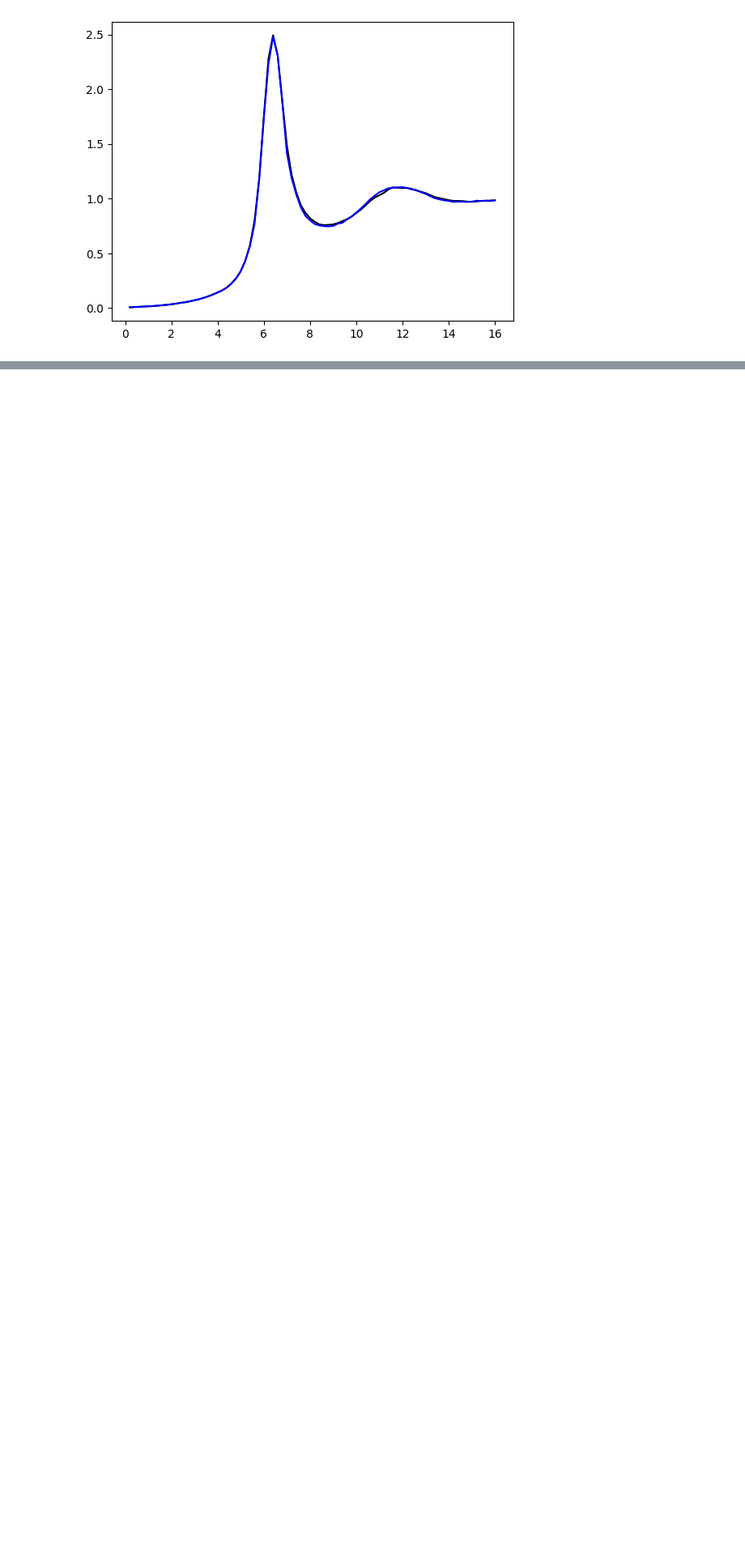
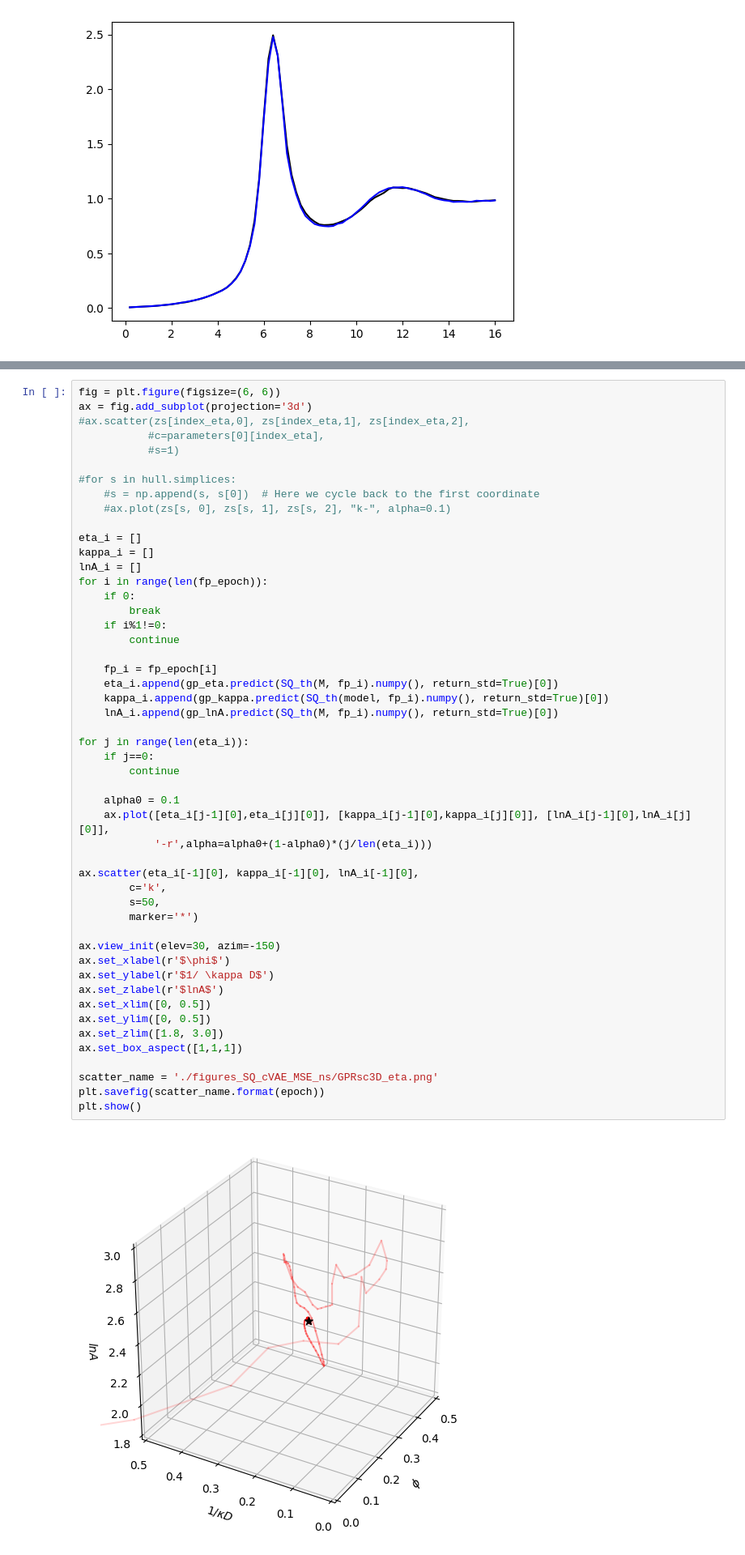
Before and after one commit to ch-tung/SQ_VAE, a Jupyter notebook: Fit_cVAE_sigma.ipynb, the cells around one changed output, grey strips where cells are left out. Shown at 81% size. Saved outputs shown, nothing was run; the diff lists cells and outputs as text; blank space fills up the shorter version.

Commit message:
plot the potential parameters

```diff
--- a/Fit_cVAE_sigma.ipynb
+++ b/Fit_cVAE_sigma.ipynb
@@ -734,3 +682,55 @@ plt.show()
+# %%
+fig = plt.figure(figsize=(6, 6))
+ax = fig.add_subplot(projection='3d')
+#ax.scatter(zs[index_eta,0], zs[index_eta,1], zs[index_eta,2],
+           #c=parameters[0][index_eta],
+           #s=1)
+
+#for s in hull.simplices:
+    #s = np.append(s, s[0])  # Here we cycle back to the first coordinate
+    #ax.plot(zs[s, 0], zs[s, 1], zs[s, 2], "k-", alpha=0.1)
+
+eta_i = []
+kappa_i = []
+lnA_i = []
+for i in range(len(fp_epoch)):
+    if 0:
+        break
+    if i%1!=0:
+        continue
+
+    fp_i = fp_epoch[i]
+    eta_i.append(gp_eta.predict(SQ_th(M, fp_i).numpy(), return_std=True)[0])
+    kappa_i.append(gp_kappa.predict(SQ_th(model, fp_i).numpy(), return_std=True)[0])
+    lnA_i.append(gp_lnA.predict(SQ_th(M, fp_i).numpy(), return_std=True)[0])
+
+for j in range(len(eta_i)):
+    if j==0:
+        continue
+
+    alpha0 = 0.1
+    ax.plot([eta_i[j-1][0],eta_i[j][0]], [kappa_i[j-1][0],kappa_i[j][0]], [lnA_i[j-1][0],lnA_i[j][0]],
+            '-r',alpha=alpha0+(1-alpha0)*(j/len(eta_i)))
+
+ax.scatter(eta_i[-1][0], kappa_i[-1][0], lnA_i[-1][0],
+        c='k',
+        s=50,
+        marker='*')
+
+ax.view_init(elev=30, azim=-150)
+ax.set_xlabel(r'$\phi$')
+ax.set_ylabel(r'$1/ \kappa D$')
+ax.set_zlabel(r'$lnA$')
+ax.set_xlim([0, 0.5])
+ax.set_ylim([0, 0.5])
+ax.set_zlim([1.8, 3.0])
+ax.set_box_aspect([1,1,1])
+
+scatter_name = './figures_SQ_cVAE_MSE_ns/GPRsc3D_eta.png'
+plt.savefig(scatter_name.format(epoch))
+plt.show()
+# %% [output]
+[figure, added]
 # %% [markdown]
 ## Under Construction
 # %% [markdown]
```
Also changed, not shown: parts of 3 cells of this notebook.
